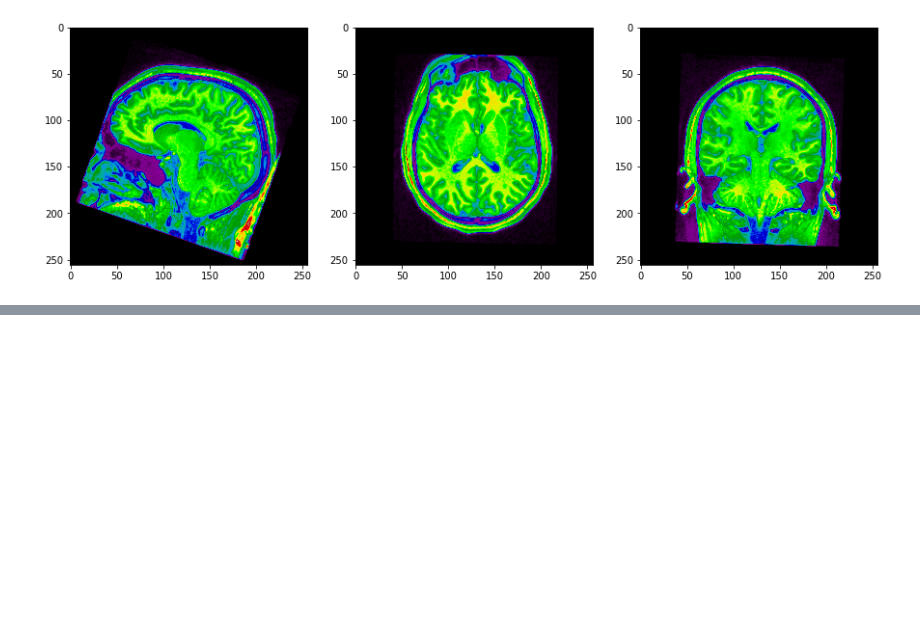
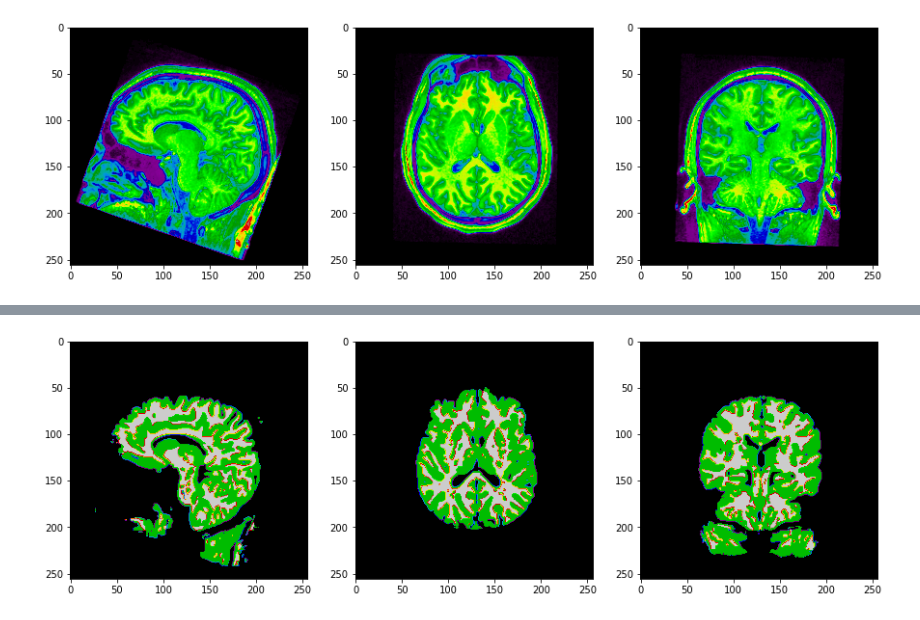
Before and after one commit to catalyst-team/neuro, a Jupyter notebook: GMWM_Prediction_and_Visualization.ipynb, the cells around one changed output, grey strips where cells are left out. Drawn from its saved outputs; the diff is of its cells as text; code cells hidden in the pictures; blank space fills up the shorter version.

```diff
--- a/GMWM_Prediction_and_Visualization.ipynb
+++ b/GMWM_Prediction_and_Visualization.ipynb
@@ -147,3 +191,10 @@ show_slices(
+# %%
+show_slices(
+    [meshnet_dropout_predicted_segmentation[120, :,:].cpu().numpy()[:, ::-1],
+     meshnet_dropout_predicted_segmentation[:, 120,:].cpu().numpy().T[::-1],
+     meshnet_dropout_predicted_segmentation[:, :, 120].cpu().T], raw=False)
+# %% [output]
+[figure, added]
 # %%
 show_slices(
     [unet_predicted_segmentation[120, :,:].cpu().numpy()[:, ::-1],
```
Also changed, not shown: parts of 14 cells of this notebook.
